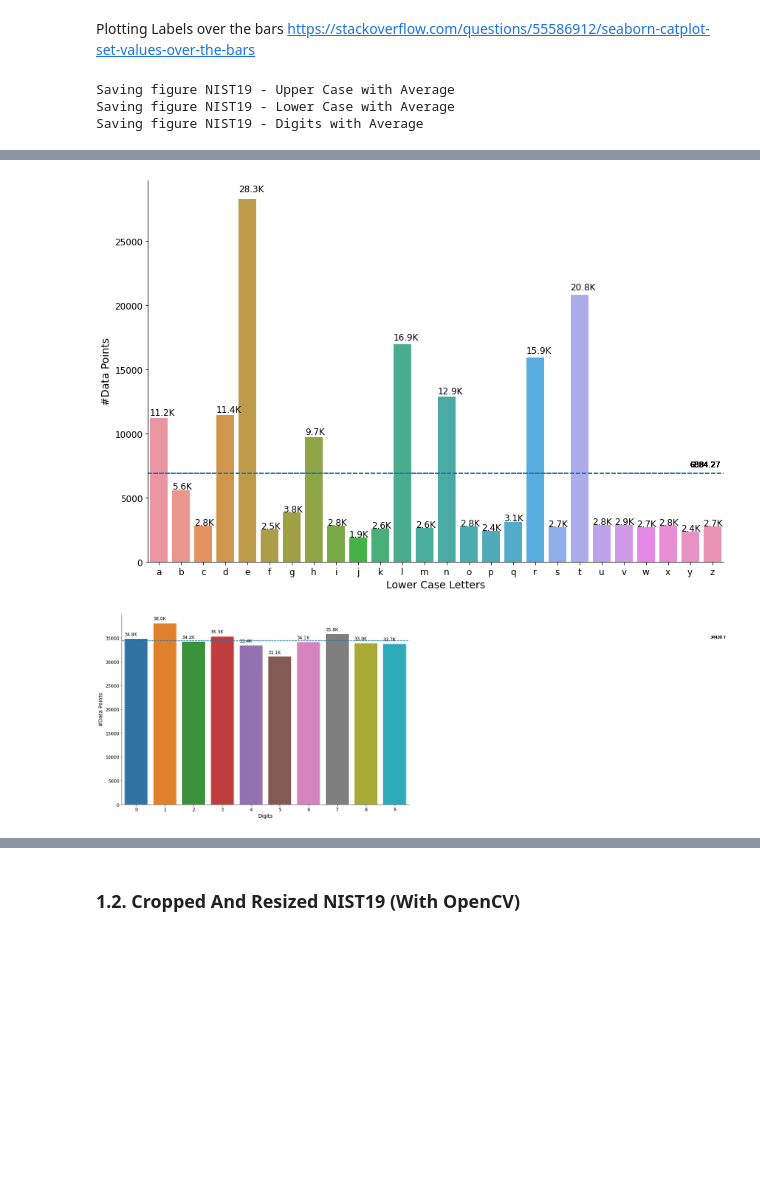
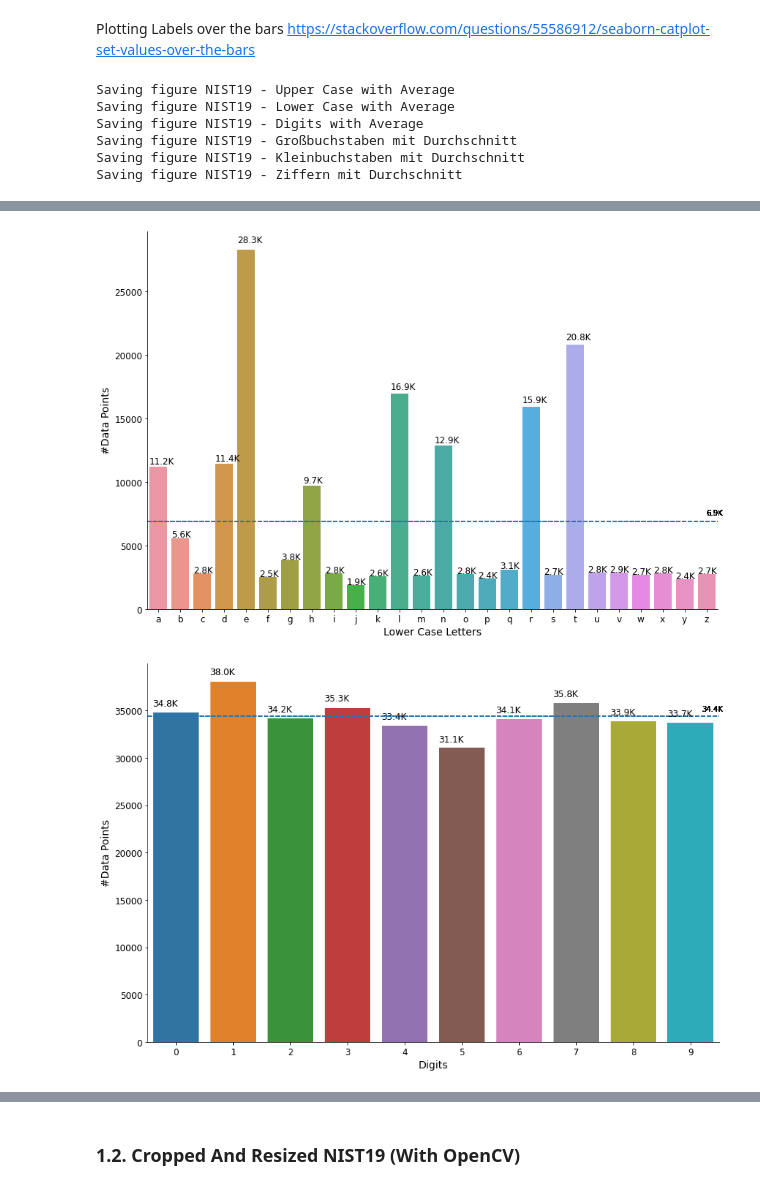
Before and after one commit to abodaotabashi/turkaracter, a Jupyter notebook: DataPreparation.ipynb, the cells around one changed output, grey strips where cells are left out. Cells and saved outputs as stored; diff of their text form; code cells hidden in the pictures; blank space fills up the shorter version.

```diff
--- a/DataPreparation.ipynb
+++ b/DataPreparation.ipynb
@@ -267,6 +267,26 @@ digits_data = {
     '#Data Points': digits_frequecies
     }
 digits_freq_df = pd.DataFrame(digits_data)
+
+
+
+upper_data_de = {
+    'Großbuchstaben': upper_letters_names,
+    '#Datenpunkte': upper_letters_frequecies
+    }
+upper_freq_de_df = pd.DataFrame(upper_data_de)
+
+lower_data_de = {
+    'Kleinbuchstaben': lower_letters_names,
+    '#Datenpunkte': lower_letters_frequecies
+    }
+lower_freq_de_df = pd.DataFrame(lower_data_de)
+
+digits_data_de = {
+    'Ziffern': digits_names,
+    '#Datenpunkte': digits_frequecies
+    }
+digits_freq_de_df = pd.DataFrame(digits_data_de)
 # %%
 upper_average = sum(upper_letters_frequecies) / len(upper_letters_frequecies)
 lower_average = sum(lower_letters_frequecies) / len(lower_letters_frequecies)
@@ -283,7 +303,7 @@ for p in ax1.patches:
                 rotation='horizontal',
                 size='large')
         ax1.axhline(upper_average, ls='--')
-        ax1.text(24, upper_average+500, round(upper_average, 2))
+        ax1.text(25, upper_average+500, '{0:.1f}K'.format(upper_average/1000))
 save_fig('NIST19 - Upper Case with Average', tight_layout=False)
 
 lower_freq_catplot = sns.catplot(x="Lower Case Letters", y="#Data Points", kind="bar", height=8, aspect=1.5, orient='v',  data=lower_freq_df)
@@ -297,7 +317,7 @@ for p in ax2.patches:
                 rotation='horizontal',
                 size='large')
         ax2.axhline(lower_average, ls='--')
-        ax2.text(24, lower_average+500, round(lower_average, 2))
+        ax2.text(25, lower_average+500, '{0:.1f}K'.format(lower_average/1000))
 save_fig('NIST19 - Lower Case with Average', tight_layout=False)
 
 digits_freq_catplot = sns.catplot(x="Digits", y="#Data Points", kind="bar", height=8, aspect=1.5, orient='v',  data=digits_freq_df)
@@ -311,9 +331,56 @@ for p in ax3.patches:
                 rotation='horizontal',
                 size='large')
         ax3.axhline(digits_average, ls='--')
-        ax3.text(20, digits_average+500, round(digits_average, 2))
+        ax3.text(9.2, digits_average+500, '{0:.1f}K'.format(digits_average/1000))
 save_fig('NIST19 - Digits with Average', tight_layout=False)
+
+
+
+upper_freq_de_catplot = sns.catplot(x="Großbuchstaben", y="#Datenpunkte", kind="bar", height=8, aspect=1.5, orient='v',  data=upper_freq_de_df, legend=True)
+upper_freq_de_catplot.set_yticklabels(fontsize=12, rotation=0)
+ax1 = upper_freq_de_catplot.facet_axis(0,0)
+for p in ax1.patches:
+        ax1.text(p.get_x() - 0.01,
+                p.get_height() * 1.02,
+                '{0:.1f}K'.format(p.get_height()/1000),   #Used to format it K representation
+                color='black',
+                rotation='horizontal',
+                size='large')
+        ax1.axhline(upper_average, ls='--')
+        ax1.text(25, upper_average+500, '{0:.1f}K'.format(upper_average/1000))
+save_fig('NIST19 - Großbuchstaben mit Durchschnitt', tight_layout=False)
+
+lower_freq_de_catplot = sns.catplot(x="Kleinbuchstaben", y="#Datenpunkte", kind="bar", height=8, aspect=1.5, orient='v',  data=lower_freq_de_df)
+lower_freq_de_catplot.set_yticklabels(fontsize=12, rotation=0)
+ax2 = lower_freq_de_catplot.facet_axis(0,0)
+for p in ax2.patches:
+        ax2.text(p.get_x() - 0.01,
+                p.get_height() * 1.02,
+                '{0:.1f}K'.format(p.get_height()/1000),   #Used to format it K representation
+                color='black',
+                rotation='horizontal',
+                size='large')
+        ax2.axhline(lower_average, ls='--')
+        ax2.text(25, lower_average+500, '{0:.1f}K'.format(lower_average/1000))
+save_fig('NIST19 - Kleinbuchstaben mit Durchschnitt', tight_layout=False)
+
+digits_freq_de_catplot = sns.catplot(x="Ziffern", y="#Datenpunkte", kind="bar", height=8, aspect=1.5, orient='v',  data=digits_freq_de_df)
+digits_freq_de_catplot.set_yticklabels(fontsize=12, rotation=0)
+ax3 = digits_freq_de_catplot.facet_axis(0,0)
+for p in ax3.patches:
+        ax3.text(p.get_x() - 0.01,
+                p.get_height() * 1.02,
+                '{0:.1f}K'.format(p.get_height()/1000),   #Used to format it K representation
+                color='black',
+                rotation='horizontal',
+                size='large')
+        ax3.axhline(digits_average, ls='--')
+        ax3.text(9.2, digits_average+500, '{0:.1f}K'.format(digits_average/1000))
+save_fig('NIST19 - Ziffern mit Durchschnitt', tight_layout=False)
 # %% [output]
 Saving figure NIST19 - Upper Case with Average
 Saving figure NIST19 - Lower Case with Average
 Saving figure NIST19 - Digits with Average
+Saving figure NIST19 - Großbuchstaben mit Durchschnitt
+Saving figure NIST19 - Kleinbuchstaben mit Durchschnitt
+Saving figure NIST19 - Ziffern mit Durchschnitt
@@ -321,2 +388,2 @@ Saving figure NIST19 - Digits with Average
-[figure, old version]
+[figure, new version]
-[figure, old version]
+[figure, new version]
```
Also changed, not shown: parts of 8 cells of this notebook, 36 other files.
